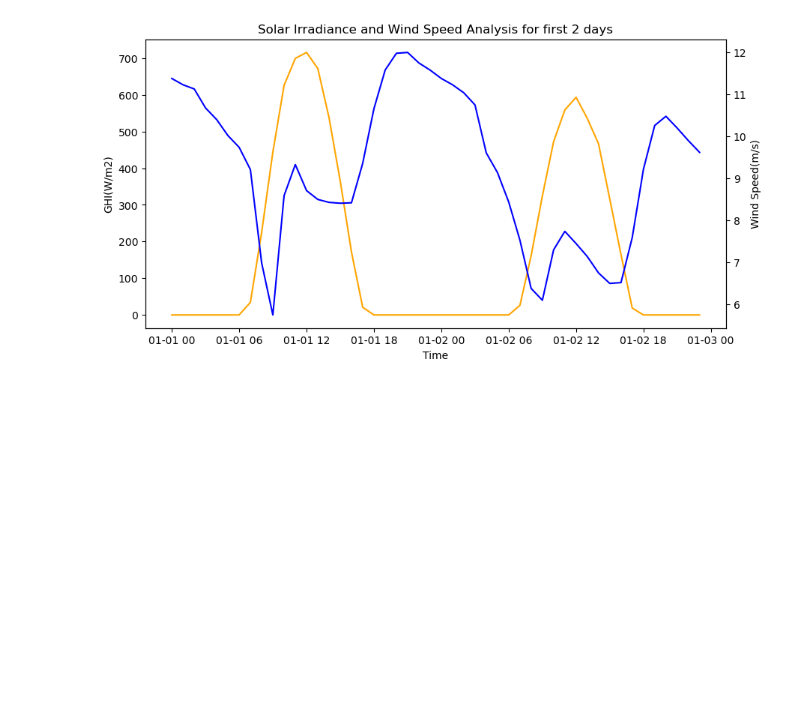
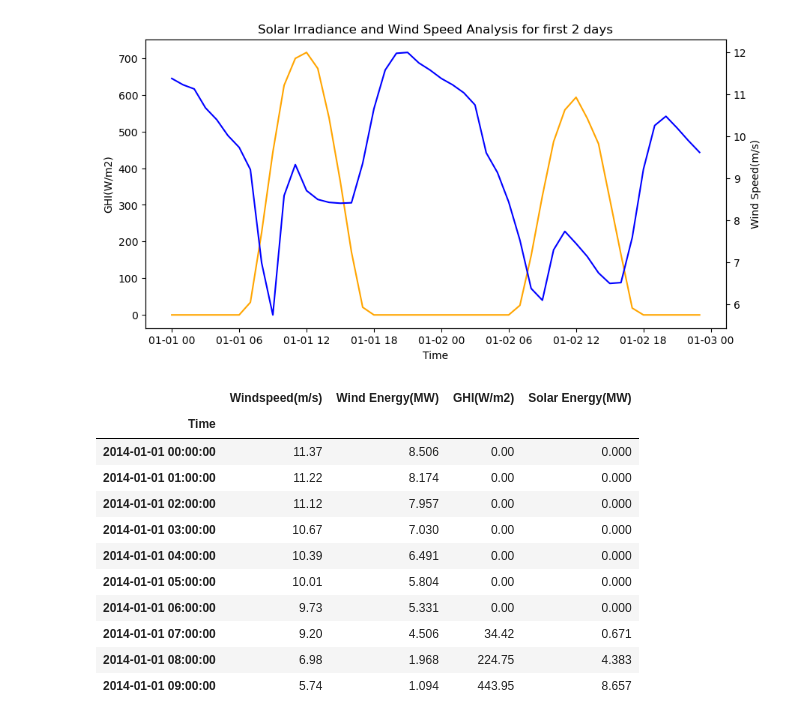
Before and after one commit to Adarsh-0704/green-h2-yield, a Jupyter notebook: notebooks/01_data_exploration.ipynb, the cells around one changed output. Saved outputs shown, nothing was run; the diff lists cells and outputs as text; code cells hidden in the pictures; blank space fills up the shorter version.

Commit message:
feat: Implemented solar and wind energy calculations based on the chosen capacities

```diff
--- a/notebooks/01_data_exploration.ipynb
+++ b/notebooks/01_data_exploration.ipynb
@@ -44,3 +45,43 @@ plt.title('Solar Irradiance and Wind Speed Analysis for first 2 days')
 plt.show()
 # %% [output]
 [figure]
+# %%
+## Hybrid Plant Power Calculation
+
+# Plant Capacities
+sol_AC_cap_MW = 20
+sol_DC_cap_MW = 25
+wind_cap_MW = 10
+battery_cap_MW = 25
+
+sol_PR = 0.78 # Performance Ratio for Solar
+
+sol_DC_output = sol_DC_cap_MW * (df['GHI(W/m2)'] / 1000) * solar_PR
+df['Solar Energy(MW)'] = sol_DC_output.clip(upper=sol_AC_cap_MW) # Inverter clipping
+
+velo = df['Windspeed(m/s)']
+
+# Defining boundaries for calculation of wind energy
+wind_energy_rules = [(velo < 3), (velo >= 3) & (velo < 12),
+                     (12 >= velo) & (velo <= 25), (velo > 25)]
+wind_energy_results = [0 , wind_cap_MW * ((velo / 12) ** 3), # below 3(m/s) very slow and above 25 dangerous
+                       wind_cap_MW , 0]                      # therefore at those they are fixed to 0
+
+df['Wind Energy(MW)'] = np.select(wind_energy_rules, wind_energy_results, default=0)
+
+df['Total Energy(MW)'] = df['Solar Energy(MW)'] + df['Wind Energy(MW)']
+
+df[['Windspeed(m/s)' , 'Wind Energy(MW)' , 'GHI(W/m2)' , 'Solar Energy(MW)']].head(10).round(3)
+# %% [output]
+|  | Windspeed(m/s) | Wind Energy(MW) | GHI(W/m2) | Solar Energy(MW) |
+| Time |  |  |  |  |
+| 2014-01-01 00:00:00 | 11.37 | 8.506 | 0.00 | 0.000 |
+| 2014-01-01 01:00:00 | 11.22 | 8.174 | 0.00 | 0.000 |
+| 2014-01-01 02:00:00 | 11.12 | 7.957 | 0.00 | 0.000 |
+| 2014-01-01 03:00:00 | 10.67 | 7.030 | 0.00 | 0.000 |
+| 2014-01-01 04:00:00 | 10.39 | 6.491 | 0.00 | 0.000 |
+| 2014-01-01 05:00:00 | 10.01 | 5.804 | 0.00 | 0.000 |
+| 2014-01-01 06:00:00 | 9.73 | 5.331 | 0.00 | 0.000 |
+| 2014-01-01 07:00:00 | 9.20 | 4.506 | 34.42 | 0.671 |
+| 2014-01-01 08:00:00 | 6.98 | 1.968 | 224.75 | 4.383 |
+| 2014-01-01 09:00:00 | 5.74 | 1.094 | 443.95 | 8.657 |
```
Also changed, not shown: parts of 1 cell of this notebook, 1 other file.
